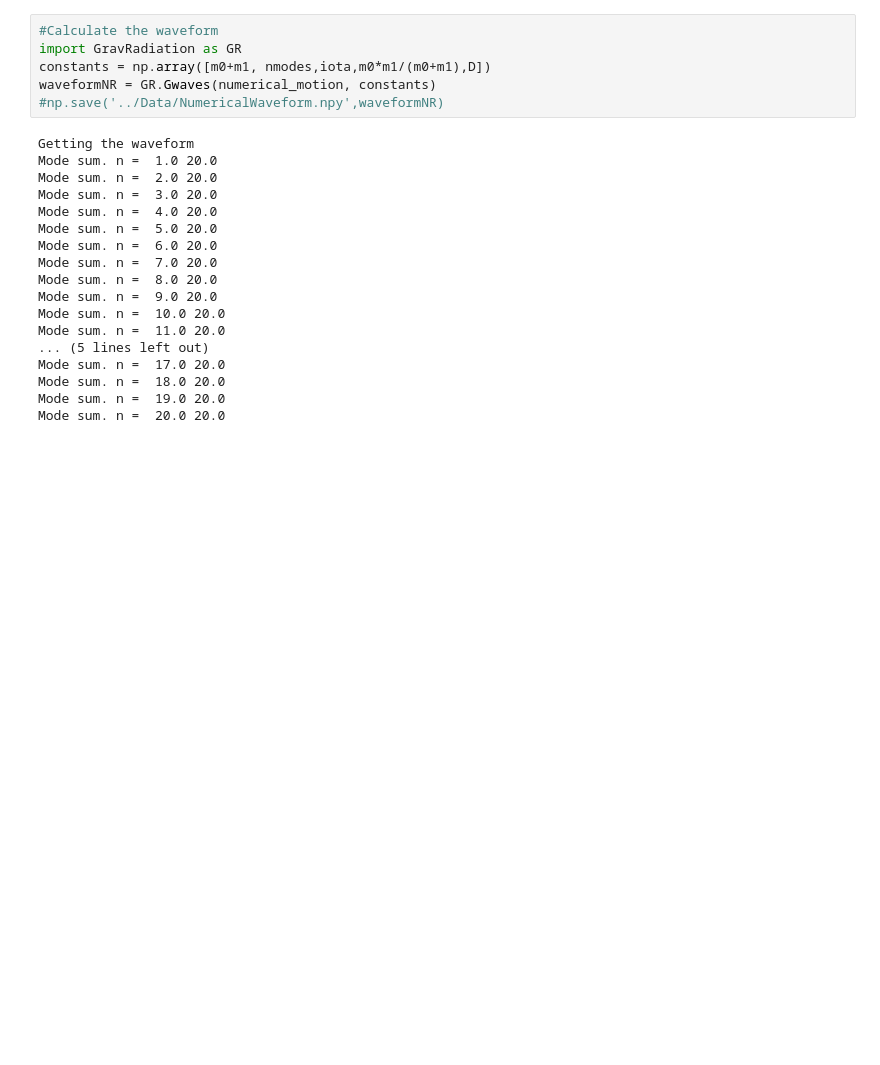
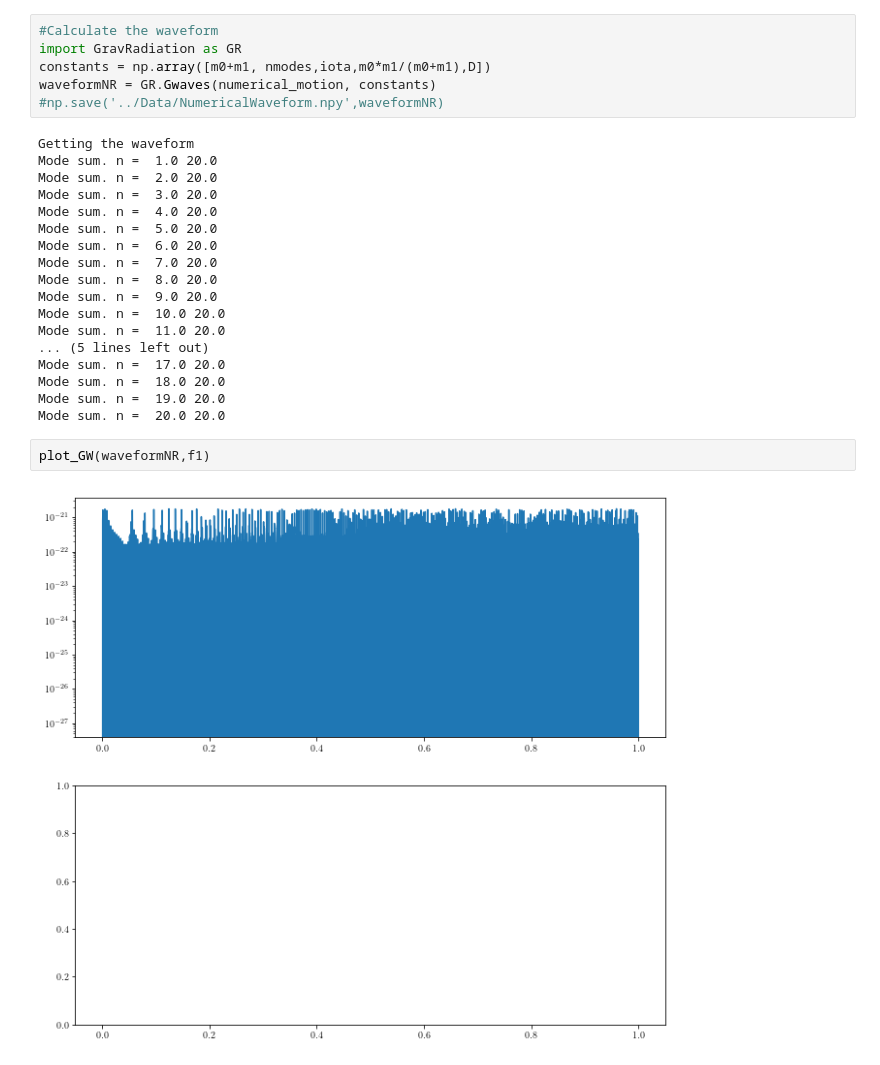
Before and after one commit to tomkimpson/Hierarchical-Triples, a Jupyter notebook: Jupyter/Code/Notebooks/NumericalEvolution.ipynb, the cells around one changed output. Saved outputs shown, nothing was run; the diff lists cells and outputs as text; blank space fills up the shorter version.

```diff
--- a/Jupyter/Code/Notebooks/NumericalEvolution.ipynb
+++ b/Jupyter/Code/Notebooks/NumericalEvolution.ipynb
@@ -104,3 +105,7 @@ Mode sum. n =  17.0 20.0
 Mode sum. n =  18.0 20.0
 Mode sum. n =  19.0 20.0
 Mode sum. n =  20.0 20.0
+# %%
+plot_GW(waveformNR,f1)
+# %% [output]
+[figure, added]
```
Also changed, not shown: parts of 2 cells of this notebook, 7 other files.
